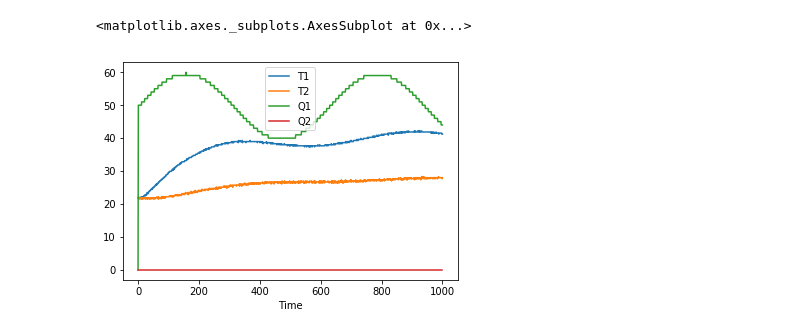
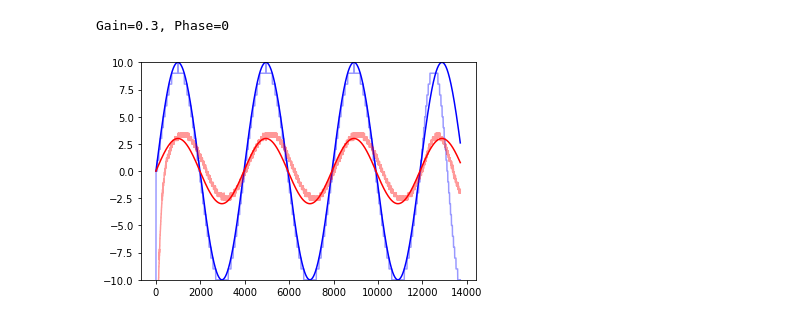
Before and after one commit to alchemyst/Dynamics-and-Control, a Jupyter notebook: tclab/Frequency domain.ipynb, the cells around one changed output. Drawn from its saved outputs; the diff is of its cells as text; code cells hidden in the pictures.

```diff
--- a/tclab/Frequency domain.ipynb
+++ b/tclab/Frequency domain.ipynb
@@ -6,4 +2,0 @@ import numpy
-# %%
-Qbar = 50
-A = 10
-omega = 0.01
@@ -14,0 +20,2 @@ def send_sine_wave(t, lab):
+# %%
+freqs = numpy.logspace(-2.8, -2, 5)
@@ -20,0 +97,5 @@ TCLab disconnected successfully.
+# %%
+h = tclab.Historian((('Q1', lambda: [0, 0, 0, 0]),
+                     ('Q2', None),
+                     ('T1', None),
+                     ('T2', None)), dbfile='sinetest.db')
@@ -25,7 +129,2 @@ df = pandas.DataFrame.from_records(experiment.historian.log, columns=experiment.
 # %%
 %matplotlib inline
-# %%
-df.plot()
-# %% [output]
-<matplotlib.axes._subplots.AxesSubplot at 0x...>
-[figure, removed]
@@ -31,0 +135,19 @@ df.plot()
+# %%
+def sinefit(session, freq, Tbar=40, inphase=0, gain=0.4, phase=0):
+    h.load_session(session)
+    t = numpy.array(h.t)
+    Q1 = numpy.array(h.logdict['Q1'])
+    Q1_sine = A*numpy.sin(t*freq + inphase)
+    T1 = numpy.array(h.logdict['T1'])
+    T1_sine = A*gain*numpy.sin(t*freq + inphase + phase)
+    plt.plot(t, Q1 - Qbar, color='blue', alpha=0.4)
+    plt.plot(t, Q1_sine, color='blue')
+    plt.plot(t, T1 - Tbar, color='red', alpha=0.4)
+    plt.plot(t, T1_sine, color='red')
+    plt.ylim(-A, A)
+    print(f'Gain={gain}, Phase={phase-inphase}')
+# %%
+sinefit(2, freqs[0], 40, 0, 0.3, 0, )
+# %% [output]
+Gain=0.3, Phase=0
+[figure, added]
```
Also changed, not shown: parts of 53 cells of this notebook.
